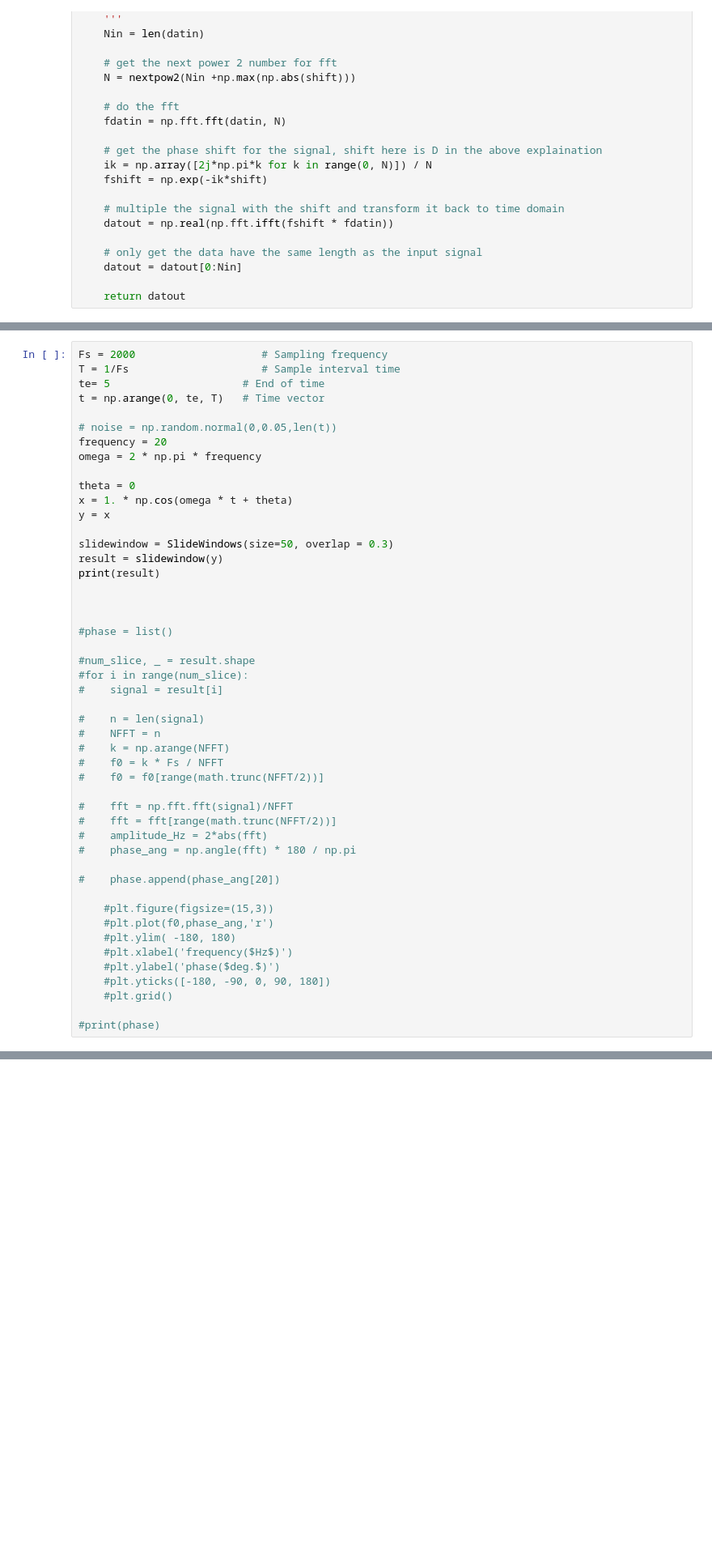
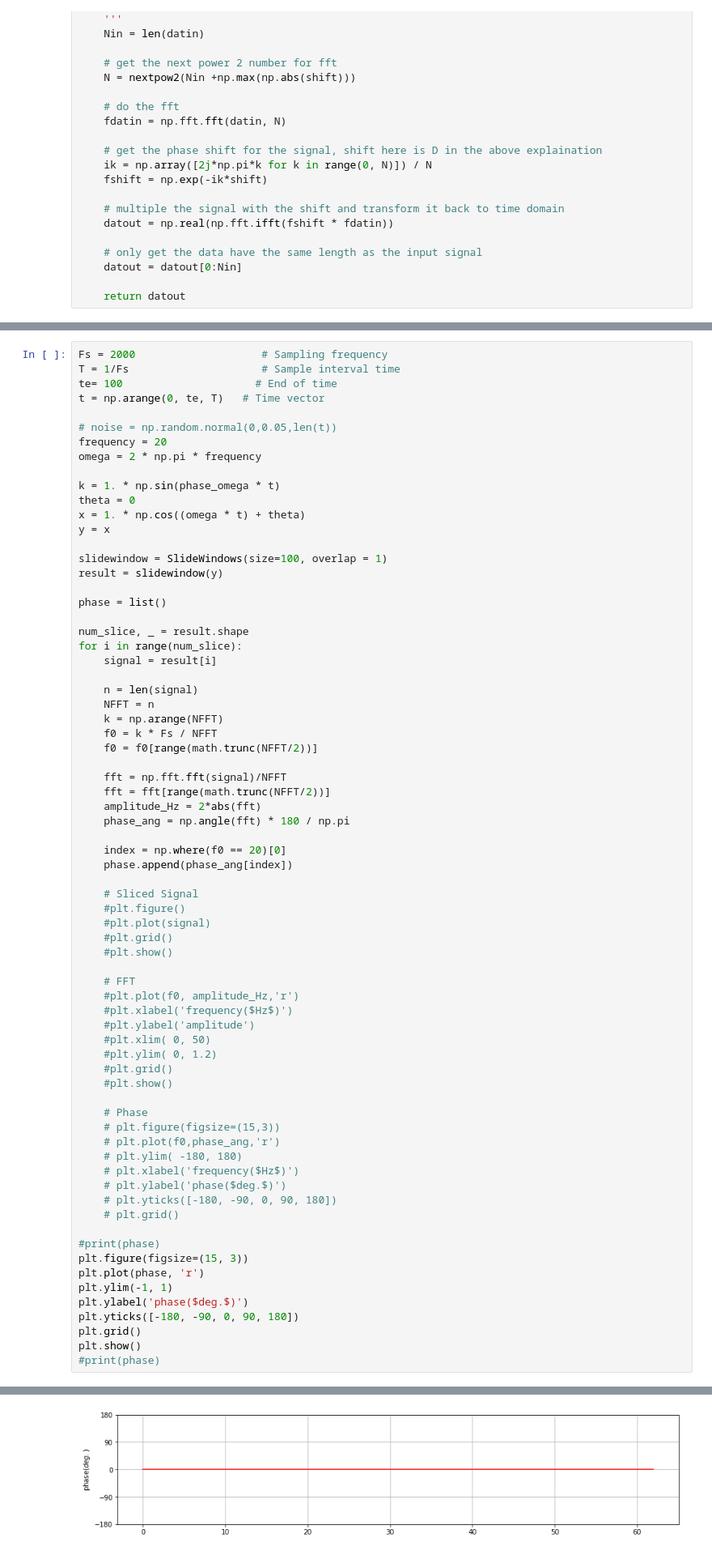
Before and after one commit to ssaru/TIL, a Jupyter notebook: Artificial_Intelligence/Signal_processing/phase_unwrapped_algorithms.ipynb, the cells around one changed output, grey strips where cells are left out. Shown: that part at 81% size. Drawn from its saved outputs; the diff is of its cells as text; blank space fills up the shorter version.

```diff
--- a/Artificial_Intelligence/Signal_processing/phase_unwrapped_algorithms.ipynb
+++ b/Artificial_Intelligence/Signal_processing/phase_unwrapped_algorithms.ipynb
@@ -237,49 +245,72 @@ class SlideWindows:
 # %%
 Fs = 2000                    # Sampling frequency
 T = 1/Fs                     # Sample interval time
-te= 5                     # End of time
+te= 100                     # End of time
 t = np.arange(0, te, T)   # Time vector
 
 # noise = np.random.normal(0,0.05,len(t))
 frequency = 20
 omega = 2 * np.pi * frequency
 
+k = 1. * np.sin(phase_omega * t)
 theta = 0
-x = 1. * np.cos(omega * t + theta)
+x = 1. * np.cos((omega * t) + theta)
 y = x
 
-slidewindow = SlideWindows(size=50, overlap = 0.3)
+slidewindow = SlideWindows(size=100, overlap = 1)
 result = slidewindow(y)
-print(result)
 
+phase = list()
 
+num_slice, _ = result.shape
+for i in range(num_slice):
+    signal = result[i]
 
-#phase = list()
+    n = len(signal)
+    NFFT = n
+    k = np.arange(NFFT)
+    f0 = k * Fs / NFFT
+    f0 = f0[range(math.trunc(NFFT/2))]
 
-#num_slice, _ = result.shape
-#for i in range(num_slice):
-#    signal = result[i]
+    fft = np.fft.fft(signal)/NFFT
+    fft = fft[range(math.trunc(NFFT/2))]
+    amplitude_Hz = 2*abs(fft)
+    phase_ang = np.angle(fft) * 180 / np.pi
 
-#    n = len(signal)
-#    NFFT = n
-#    k = np.arange(NFFT)
-#    f0 = k * Fs / NFFT
-#    f0 = f0[range(math.trunc(NFFT/2))]
+    index = np.where(f0 == 20)[0]
+    phase.append(phase_ang[index])
 
-#    fft = np.fft.fft(signal)/NFFT
-#    fft = fft[range(math.trunc(NFFT/2))]
-#    amplitude_Hz = 2*abs(fft)
-#    phase_ang = np.angle(fft) * 180 / np.pi
+    # Sliced Signal
+    #plt.figure()
+    #plt.plot(signal)
+    #plt.grid()
+    #plt.show()
 
-#    phase.append(phase_ang[20])
+    # FFT
+    #plt.plot(f0, amplitude_Hz,'r')
+    #plt.xlabel('frequency($Hz$)')
+    #plt.ylabel('amplitude')
+    #plt.xlim( 0, 50)
+    #plt.ylim( 0, 1.2)
+    #plt.grid()
+    #plt.show()
 
-    #plt.figure(figsize=(15,3))
-    #plt.plot(f0,phase_ang,'r')
-    #plt.ylim( -180, 180)
-    #plt.xlabel('frequency($Hz$)')
-    #plt.ylabel('phase($deg.$)')
-    #plt.yticks([-180, -90, 0, 90, 180])
-    #plt.grid()
+    # Phase
+    # plt.figure(figsize=(15,3))
+    # plt.plot(f0,phase_ang,'r')
+    # plt.ylim( -180, 180)
+    # plt.xlabel('frequency($Hz$)')
+    # plt.ylabel('phase($deg.$)')
+    # plt.yticks([-180, -90, 0, 90, 180])
+    # plt.grid()
 
 #print(phase)
+plt.figure(figsize=(15, 3))
+plt.plot(phase, 'r')
+plt.ylim(-1, 1)
+plt.ylabel('phase($deg.$)')
+plt.yticks([-180, -90, 0, 90, 180])
+plt.grid()
+plt.show()
+#print(phase)
 # %% [output]
@@ -302,0 +317 @@ Hello
+[figure, added]
```
Also changed, not shown: parts of 11 cells of this notebook.
